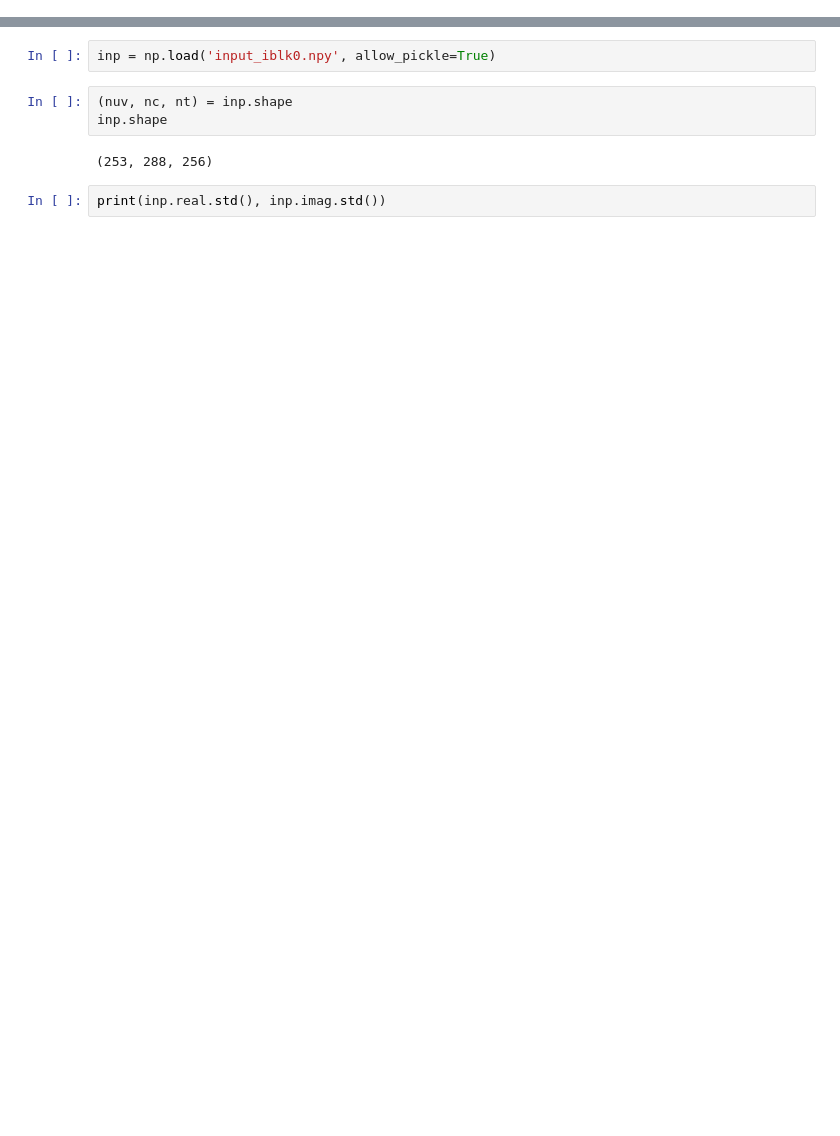
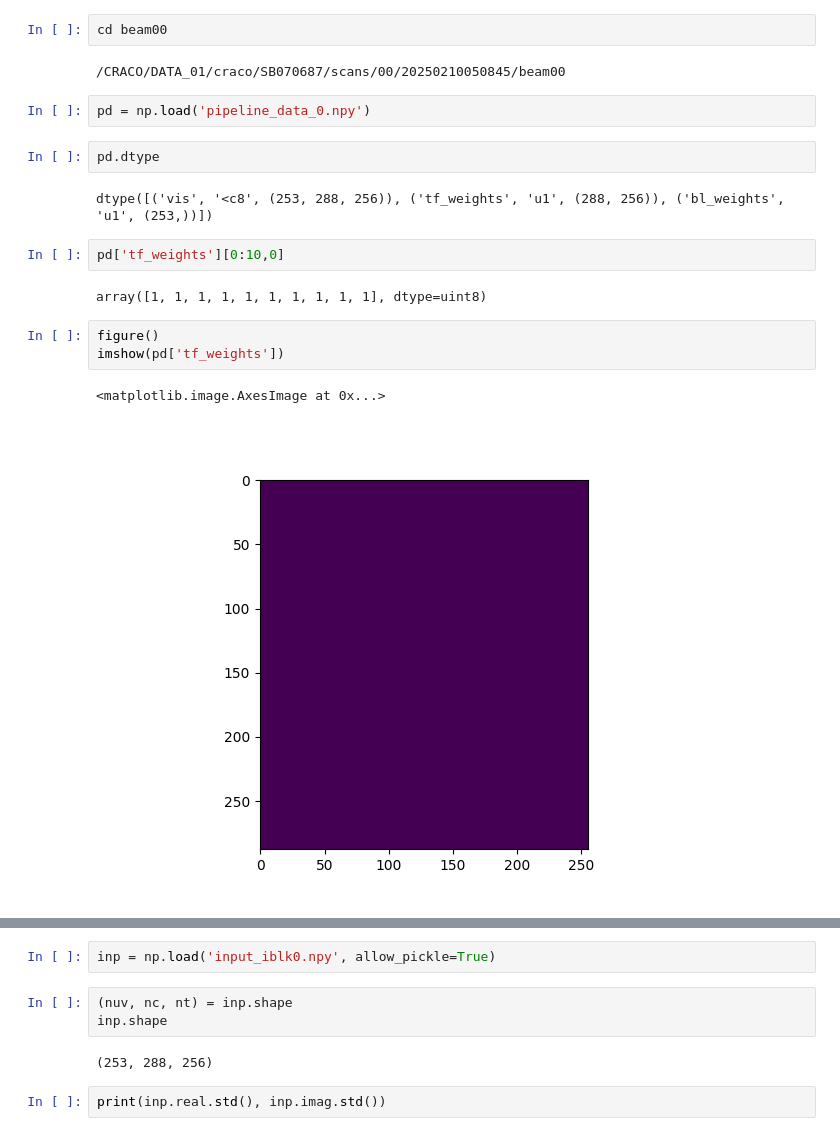
Before and after one commit to askap-craco/craco-python, a Jupyter notebook: notebooks/Front end injection testing.ipynb, the cells around one changed output, grey strips where cells are left out. Cells and saved outputs as stored; diff of their text form; blank space fills up the shorter version.

```diff
--- a/notebooks/Front end injection testing.ipynb
+++ b/notebooks/Front end injection testing.ipynb
@@ -16,0 +53,20 @@ boxcar_hist_iblk5.npy  input_iblk4.npy  uv_data_iblk2.npy
+# %%
+cd beam00
+# %% [output]
+/CRACO/DATA_01/craco/SB070687/scans/00/20250210050845/beam00
+# %%
+pd = np.load('pipeline_data_0.npy')
+# %%
+pd.dtype
+# %% [output]
+dtype([('vis', '<c8', (253, 288, 256)), ('tf_weights', 'u1', (288, 256)), ('bl_weights', 'u1', (253,))])
+# %%
+pd['tf_weights'][0:10,0]
+# %% [output]
+array([1, 1, 1, 1, 1, 1, 1, 1, 1, 1], dtype=uint8)
+# %%
+figure()
+imshow(pd['tf_weights'])
+# %% [output]
+<matplotlib.image.AxesImage at 0x...>
+[figure, added]
```
Also changed, not shown: parts of 33 cells of this notebook, 1 other file.
